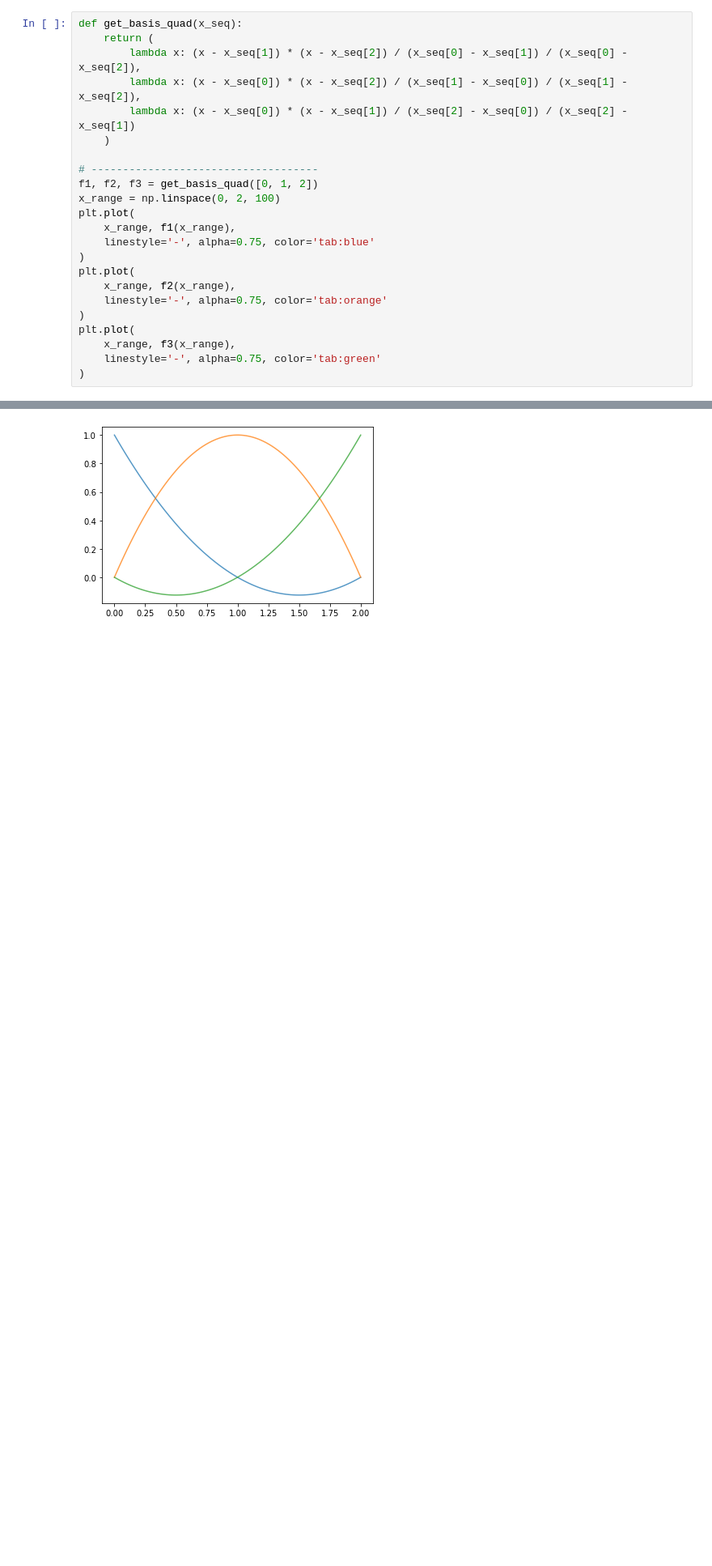
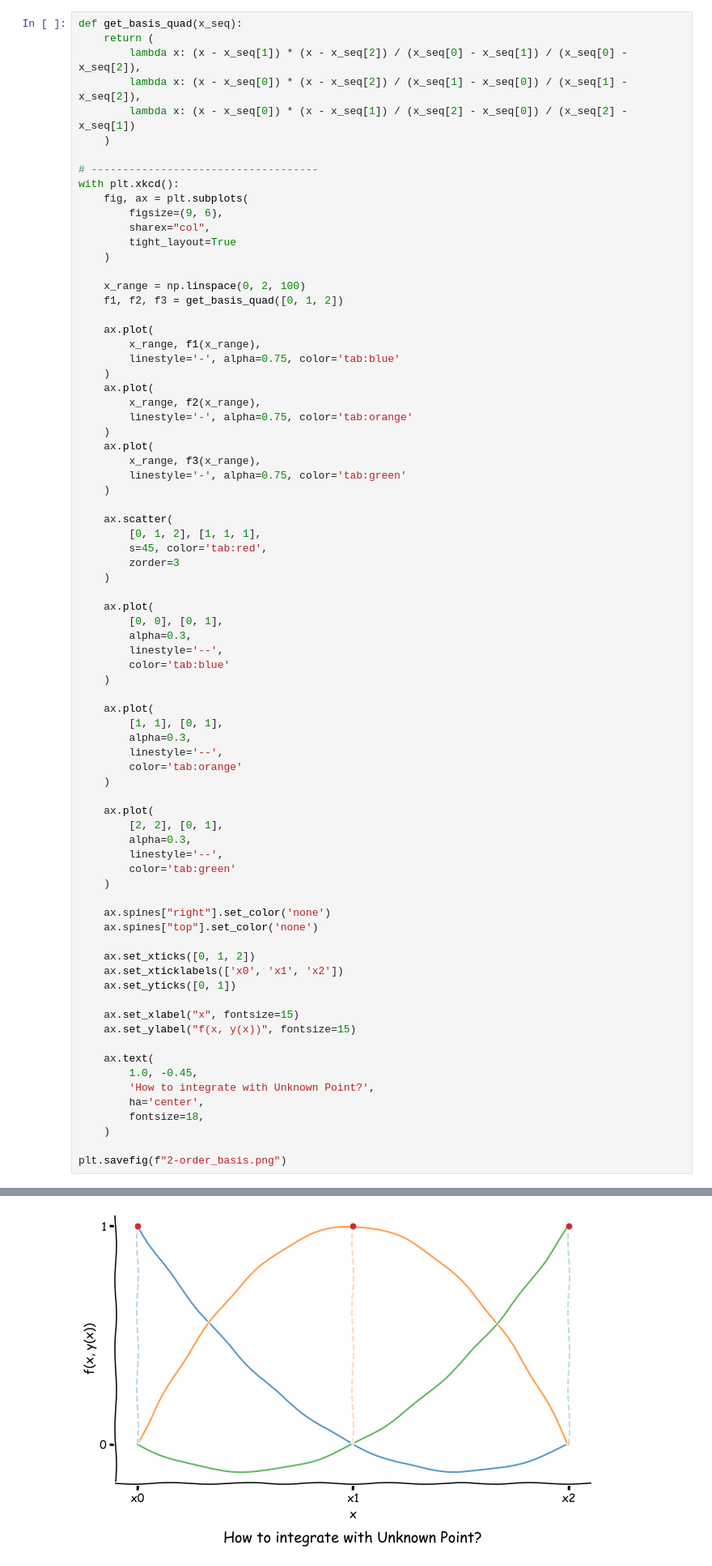
Before and after one commit to EastMagica/FDE, a Jupyter notebook: script/Untitled.ipynb, the cells around one changed output, grey strips where cells are left out. Shown at 81% size. Saved outputs shown, nothing was run; the diff lists cells and outputs as text; blank space fills up the shorter version.

```diff
--- a/script/Untitled.ipynb
+++ b/script/Untitled.ipynb
@@ -306,18 +306,72 @@ def get_basis_quad(x_seq):
     )
 
 # ------------------------------------
-f1, f2, f3 = get_basis_quad([0, 1, 2])
-x_range = np.linspace(0, 2, 100)
-plt.plot(
-    x_range, f1(x_range),
-    linestyle='-', alpha=0.75, color='tab:blue'
-)
-plt.plot(
-    x_range, f2(x_range),
-    linestyle='-', alpha=0.75, color='tab:orange'
-)
-plt.plot(
-    x_range, f3(x_range),
-    linestyle='-', alpha=0.75, color='tab:green'
-)
+with plt.xkcd():
+    fig, ax = plt.subplots(
+        figsize=(9, 6),
+        sharex="col",
+        tight_layout=True
+    )
+
+    x_range = np.linspace(0, 2, 100)
+    f1, f2, f3 = get_basis_quad([0, 1, 2])
+
+    ax.plot(
+        x_range, f1(x_range),
+        linestyle='-', alpha=0.75, color='tab:blue'
+    )
+    ax.plot(
+        x_range, f2(x_range),
+        linestyle='-', alpha=0.75, color='tab:orange'
+    )
+    ax.plot(
+        x_range, f3(x_range),
+        linestyle='-', alpha=0.75, color='tab:green'
+    )
+
+    ax.scatter(
+        [0, 1, 2], [1, 1, 1],
+        s=45, color='tab:red',
+        zorder=3
+    )
+
+    ax.plot(
+        [0, 0], [0, 1],
+        alpha=0.3,
+        linestyle='--',
+        color='tab:blue'
+    )
+
+    ax.plot(
+        [1, 1], [0, 1],
+        alpha=0.3,
+        linestyle='--',
+        color='tab:orange'
+    )
+
+    ax.plot(
+        [2, 2], [0, 1],
+        alpha=0.3,
+        linestyle='--',
+        color='tab:green'
+    )
+
+    ax.spines["right"].set_color('none')
+    ax.spines["top"].set_color('none')
+
+    ax.set_xticks([0, 1, 2])
+    ax.set_xticklabels(['x0', 'x1', 'x2'])
+    ax.set_yticks([0, 1])
+
+    ax.set_xlabel("x", fontsize=15)
+    ax.set_ylabel("f(x, y(x))", fontsize=15)
+
+    ax.text(
+        1.0, -0.45,
+        'How to integrate with Unknown Point?',
+        ha='center',
+        fontsize=18,
+    )
+
+plt.savefig(f"2-order_basis.png")
 # %% [output]
@@ -325 +378 @@ plt.plot(
-[figure, old version]
+[figure, new version]
```
Also changed, not shown: parts of 1 cell of this notebook, 1 other file.
